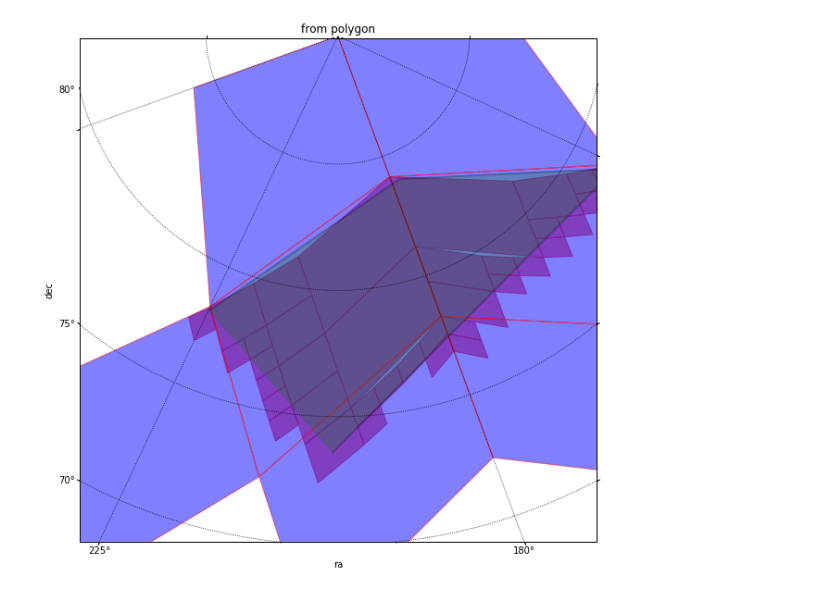
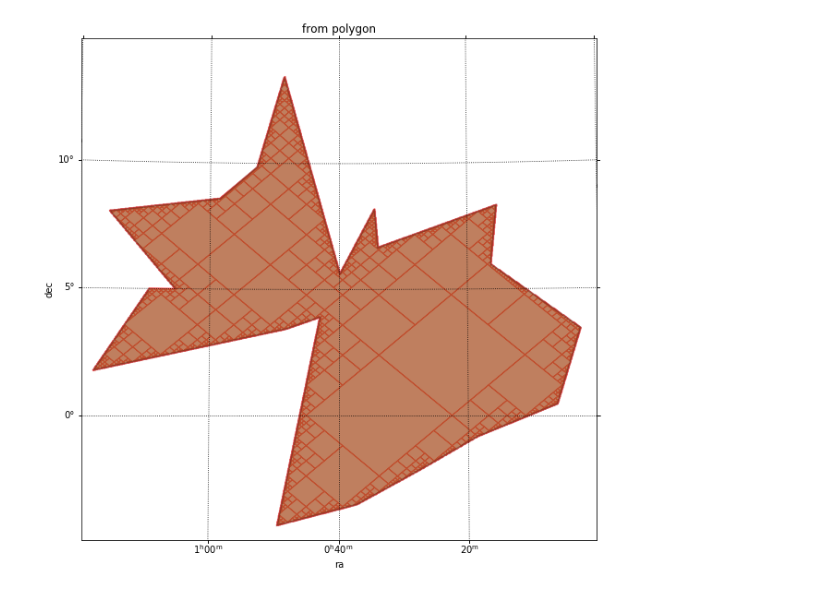
Before and after one commit to cds-astro/mocpy, a Jupyter notebook: notebooks/from_polygon.ipynb, the cells around one changed output. Drawn from its saved outputs; the diff is of its cells as text; code cells hidden in the pictures.

Commit message:
from_polygon now use cdshealpix

```diff
--- a/notebooks/from_polygon.ipynb
+++ b/notebooks/from_polygon.ipynb
@@ -57,7 +57,7 @@ def generate_convexe_polygon(num_points, lon_offset, lat_offset):
 #vertices = generate_convexe_polygon(20, 10, 5)
 vertices = generate_concave_polygon(20, 10, 5)
 # %%
-def plot(moc, moc_true, skycoord):
+def plot(moc, skycoord):
     from matplotlib import path, patches
     import matplotlib.pyplot as plt
 
@@ -67,14 +67,13 @@ def plot(moc, moc_true, skycoord):
     from astropy.coordinates import Angle
     with WCS(fig,
              fov=20 * u.deg,
-             center=SkyCoord(200, 80, unit='deg', frame='icrs'),
+             center=SkyCoord(10, 5, unit='deg', frame='icrs'),
              coordsys="icrs",
              rotation=Angle(0, u.degree),
              projection="TAN") as wcs:
         ax = fig.add_subplot(1, 1, 1, projection=wcs)
 
         moc.fill(ax=ax, wcs=wcs, edgecolor='r', facecolor='r', linewidth=1.0, fill=True, alpha=0.5)
-        moc_true.fill(ax=ax, wcs=wcs, edgecolor='r', facecolor='b', linewidth=1.0, fill=True, alpha=0.5)
 
         from astropy.wcs.utils import skycoord_to_pixel
         x, y = skycoord_to_pixel(skycoord, wcs)
@@ -91,23 +90,12 @@ def plot(moc, moc_true, skycoord):
 # %%
 # Convert the vertices to lon and lat astropy quantities
 lon, lat = vertices[:, 0] * u.deg, vertices[:, 1] * u.deg
-moc_true = MOC.from_json({'3': [119, 125, 127, 187, 188, 190, 191]})
-
-#lon = [65.11781779000003, 89.70533626000001, 60.23667431000001] * u.deg
-#lat = [85.012424, 87.06130188, 85.609882] * u.deg
-
-#lon = [359.70533626, 330.23667431, 335.11781779] * u.deg
-#lat = [87.06130188, 85.60988200, 85.012424] * u.deg
-
-lon = [224.86211710, 176.91129363, 135.81578643, 200.73574863] * u.deg
-lat = [78.10924662, 83.92878811, 78.24840426, 73.58038790] * u.deg
 
 skycoord = SkyCoord(lon, lat, unit="deg", frame="icrs")
 
 # Define a vertex that is said to belongs to the MOC.
 # It is important as there is no way on the sphere to know the area from
 # which we want to build the MOC (a set of vertices delimits two finite areas).
-inside = SkyCoord(ra=200, dec=80, unit="deg", frame="icrs")
-%time moc = MOC.from_polygon(lon=lon, lat=lat, max_depth=6, inside=inside)
-plot(moc, moc_true, skycoord)
+%time moc = MOC.from_polygon(lon=lon, lat=lat, max_depth=12)
+plot(moc, skycoord)
 # %% [output]
@@ -116 +104 @@ Wall time: 139 ms
-[figure, old version]
+[figure, new version]
```
Also changed, not shown: parts of 1 cell of this notebook, 8 other files.
